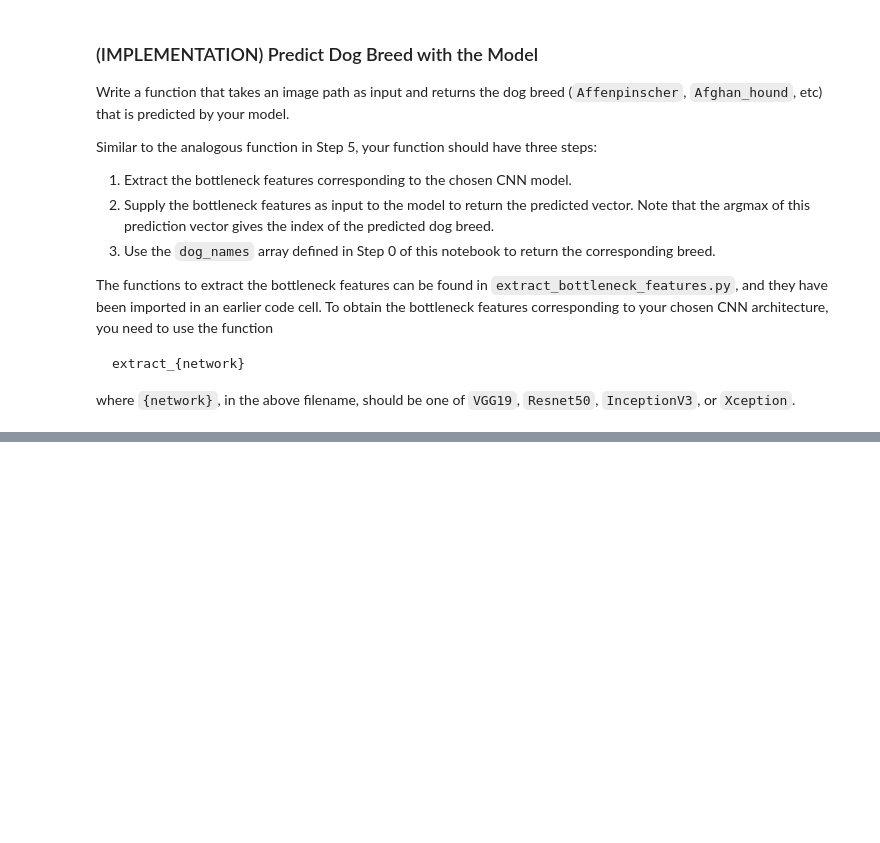
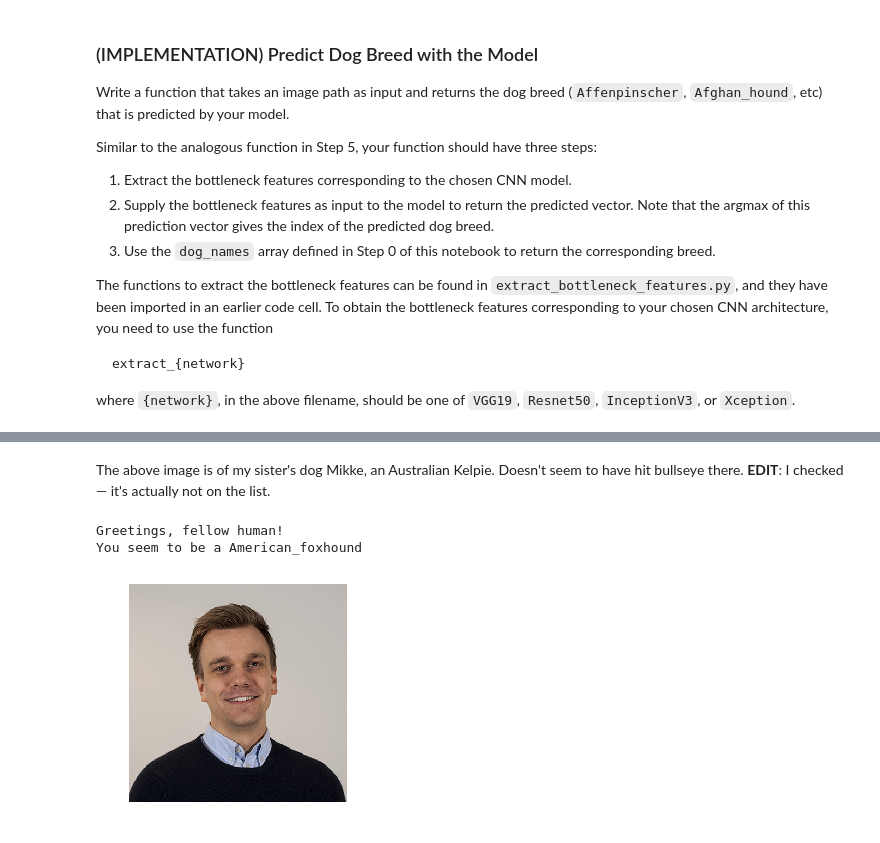
Before and after one commit to larsjaakko/dog-project, a Jupyter notebook: dog_app.ipynb, the cells around one changed output, grey strips where cells are left out. Saved outputs shown, nothing was run; the diff lists cells and outputs as text; code cells hidden in the pictures; blank space fills up the shorter version.

```diff
--- a/dog_app.ipynb
+++ b/dog_app.ipynb
@@ -555,0 +840,8 @@ __Answer:__
+# %% [markdown]
+The above image is of my sister's dog Mikke, an Australian Kelpie. Doesn't seem to have hit bullseye there. **EDIT**: I checked — it's actually not on the list.
+# %%
+detect_breed('validation_images/lars.jpg')
+# %% [output]
+Greetings, fellow human!
+You seem to be a American_foxhound
+[figure, added]
```
Also changed, not shown: parts of 47 cells of this notebook, 14 other files.
